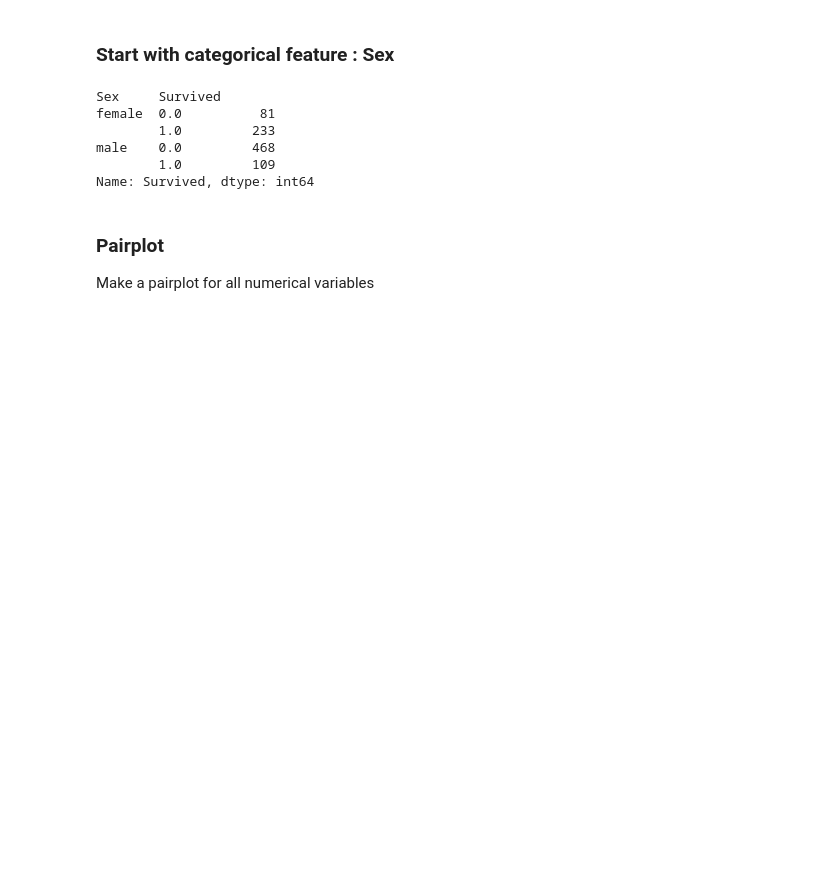
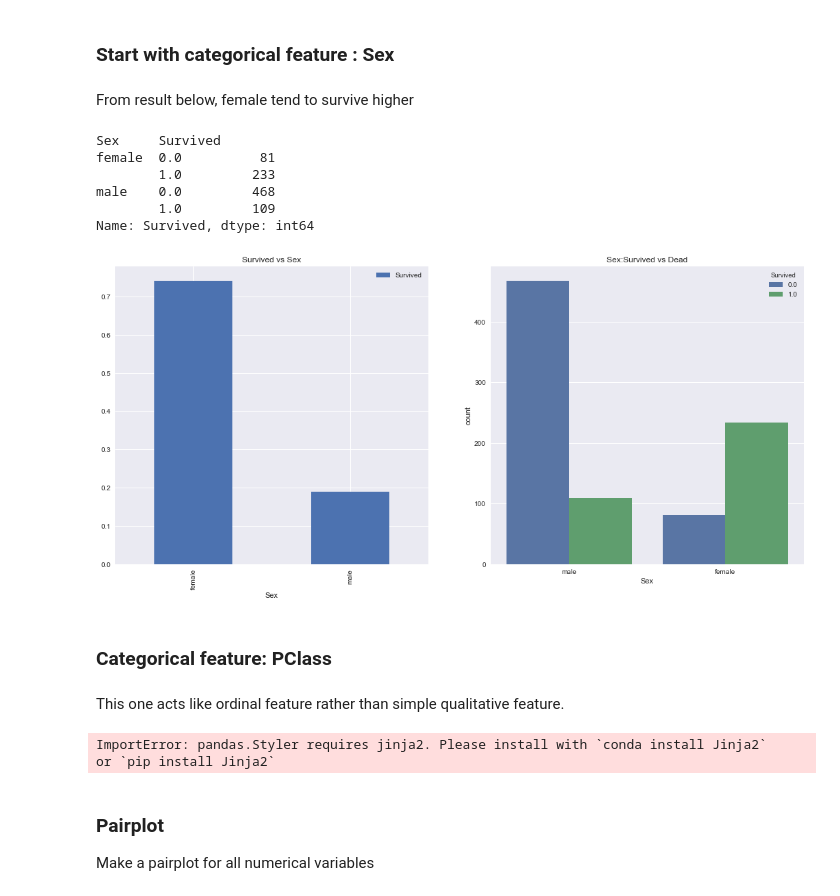
Before and after one commit to Theerit/Kaggle_Titanic, a Jupyter notebook: Titanic.ipynb, the cells around one changed output. Saved outputs shown, nothing was run; the diff lists cells and outputs as text; code cells hidden in the pictures; blank space fills up the shorter version.

Commit message:
Working on Pclass feature analyze (EDA)

```diff
--- a/Titanic.ipynb
+++ b/Titanic.ipynb
@@ -120,6 +120,8 @@ Ticket      False
 dtype: bool
 # %% [markdown]
 ### Start with categorical feature : Sex
+# %% [markdown]
+From result below, female tend to survive higher
 # %%
 X_plot.groupby(['Sex','Survived'])['Survived'].count()
 # %% [output]
@@ -131,11 +133,22 @@ male    0.0         468
 Name: Survived, dtype: int64
 # %%
 f,ax=plt.subplots(1,2,figsize=(18,8))
-data[['Sex','Survived']].groupby(['Sex']).mean().plot.bar(ax=ax[0])
+X_plot[['Sex','Survived']].groupby(['Sex']).mean().plot.bar(ax=ax[0])
 ax[0].set_title('Survived vs Sex')
-sns.countplot('Sex',hue='Survived',data=data,ax=ax[1])
+sns.countplot('Sex',hue='Survived',data=X_plot,ax=ax[1])
 ax[1].set_title('Sex:Survived vs Dead')
 plt.show()
+# %% [output]
+[figure, added]
+# %% [markdown]
+### Categorical feature: PClass
+# %% [markdown]
+This one acts like ordinal feature rather than simple qualitative feature.
+# %%
+pd.crosstab(X_plot.Pclass,X_plot.Survived,margins=True).style.background_gradient(cmap='summer_r')
+# %% [output]
+ImportError: pandas.Styler requires jinja2. Please install with `conda install Jinja2`
+or `pip install Jinja2`
 # %% [markdown]
 ### Pairplot
 Make a pairplot for all numerical variables
```
Also changed, not shown: parts of 1 cell of this notebook.
